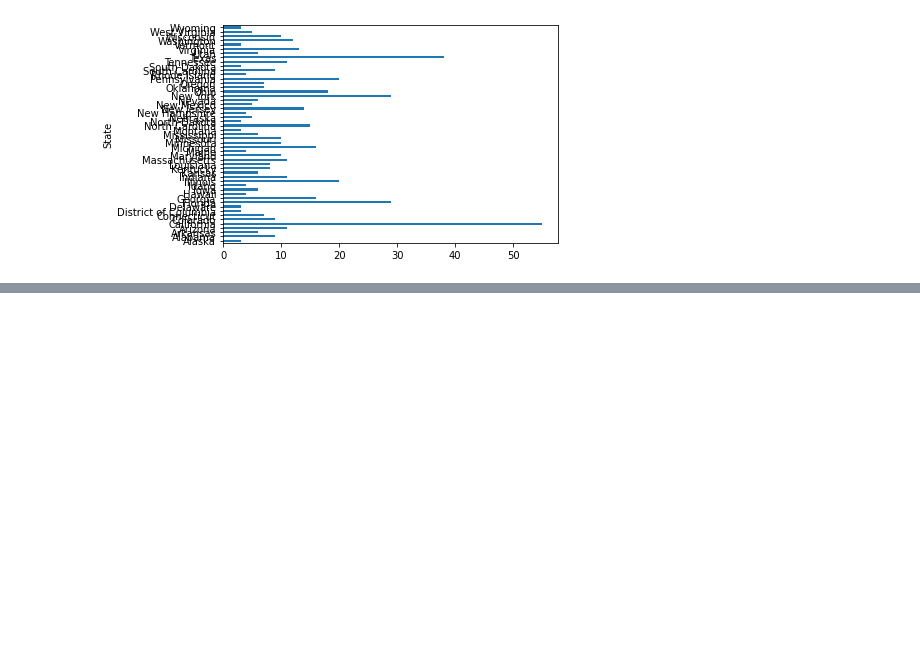
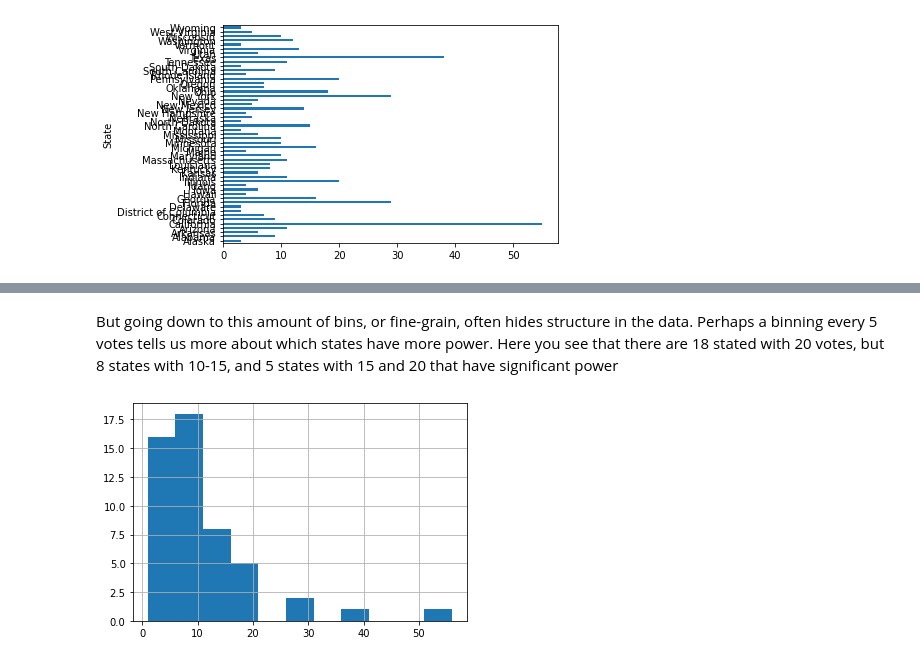
Before and after one commit to setitfree/Everything, a Jupyter notebook: Every_Lec2_Plotting.ipynb, the cells around one changed output, grey strips where cells are left out. Cells and saved outputs as stored; diff of their text form; code cells hidden in the pictures; blank space fills up the shorter version.

```diff
--- a/Every_Lec2_Plotting.ipynb
+++ b/Every_Lec2_Plotting.ipynb
@@ -51,0 +69,6 @@ combined['Votes'].hist()
+# %% [markdown]
+But going down to this amount of bins, or fine-grain, often hides structure in the data. Perhaps a binning every 5 votes tells us more about which states have more power. Here you see that there are 18 stated with 20 votes, but 8 states with 10-15, and 5 states with 15 and 20 that have significant power
+# %%
+combined.Votes.hist(bins=np.arange(1,60,5, dtype='int'));
+# %% [output]
+[figure, added]
```
Also changed, not shown: parts of 23 cells of this notebook.
